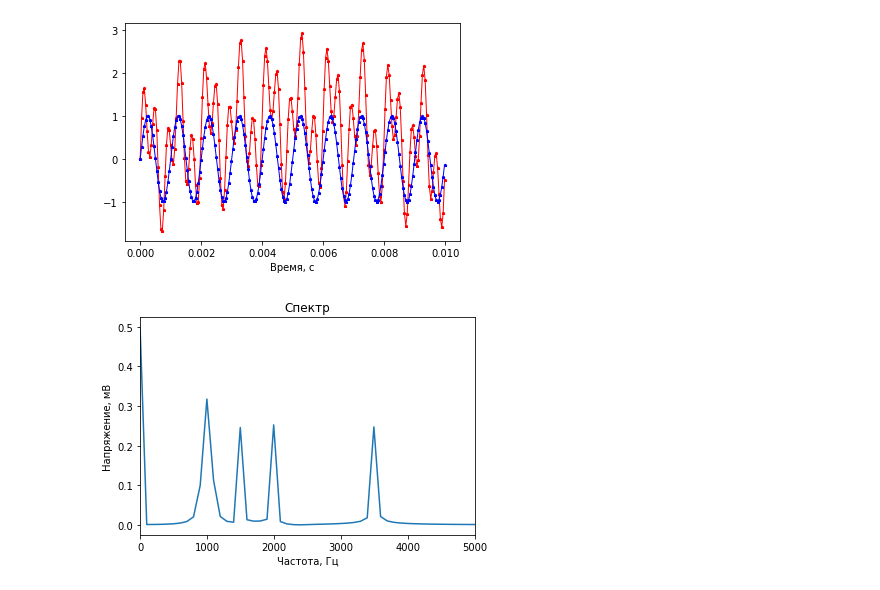
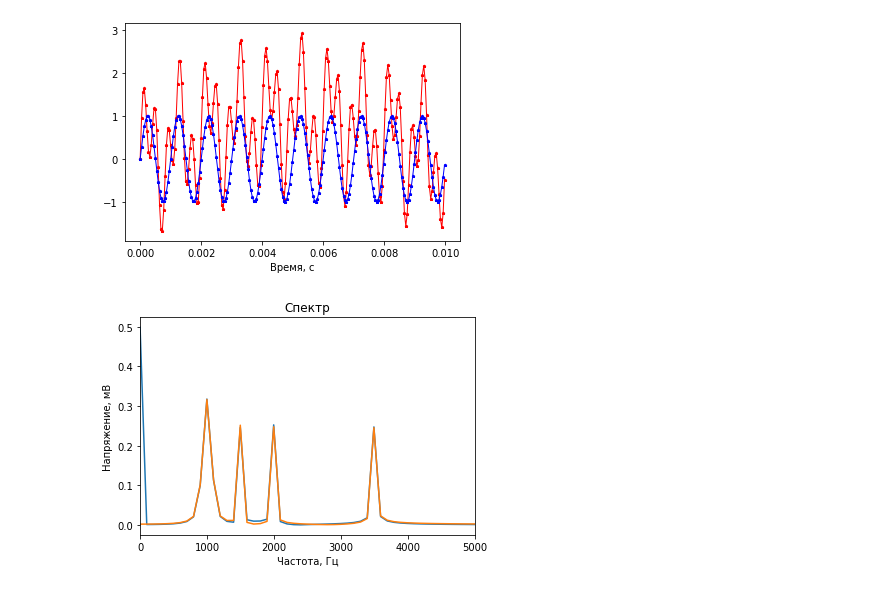
Before and after one commit to bakulev/jupyter_test, a Jupyter notebook: lock-in-demo.ipynb, the cells around one changed output. Saved outputs shown, nothing was run; the diff lists cells and outputs as text; code cells hidden in the pictures.

```diff
--- a/lock-in-demo.ipynb
+++ b/lock-in-demo.ipynb
@@ -63,8 +54,11 @@ def input_signal():
 # define of input signal
 def reference_signal():
     return sine_wave(1000, 0)
+def reference_signal_quad():
+    return sine_wave(1000, 90)
 
 mult = input_signal() * reference_signal()
+mult_quad = input_signal() * reference_signal_quad()
 # %%
 plt.xlabel('Время, c')
 plt.plot(t, input_signal(), 'r*-', markersize=3, linewidth=1)
@@ -76,14 +70,16 @@ plt.plot(t, reference_signal(), 'b*-', markersize=3, linewidth=1)
 # %%
 # вычисляем преобразование Фурье. Сигнал действительный, поэтому надо использовать rfft, это быстрее, чем fft
 spectrum = rfft(mult)
 # rfftfreq сделает всю работу по преобразованию номеров элементов массива в герцы
 # нас интересует только спектр амплитуд, поэтому используем abs из numpy (действует на массивы поэлементно)
 # делим на число элементов, чтобы амплитуды были в милливольтах, а не в суммах Фурье. Проверить просто — постоянные составляющие должны совпадать в сгенерированном сигнале и в спектре
 plt.xlabel(u'Частота, Гц')
 plt.xlim(0,5000)
 plt.ylabel(u'Напряжение, мВ')
 plt.title(u'Спектр')
 # Потом спектр
 plt.plot(rfftfreq(len(t), 1./FD), np.abs(spectrum)/len(t)); # ';' for supress output
+spectrum_quad = rfft(mult_quad)
+plt.plot(rfftfreq(len(t), 1./FD), np.abs(spectrum_quad)/len(t)); # ';' for supress output
 # %% [output]
-[figure, old version]
+[figure, new version]
```
Also changed, not shown: parts of 3 cells of this notebook.
